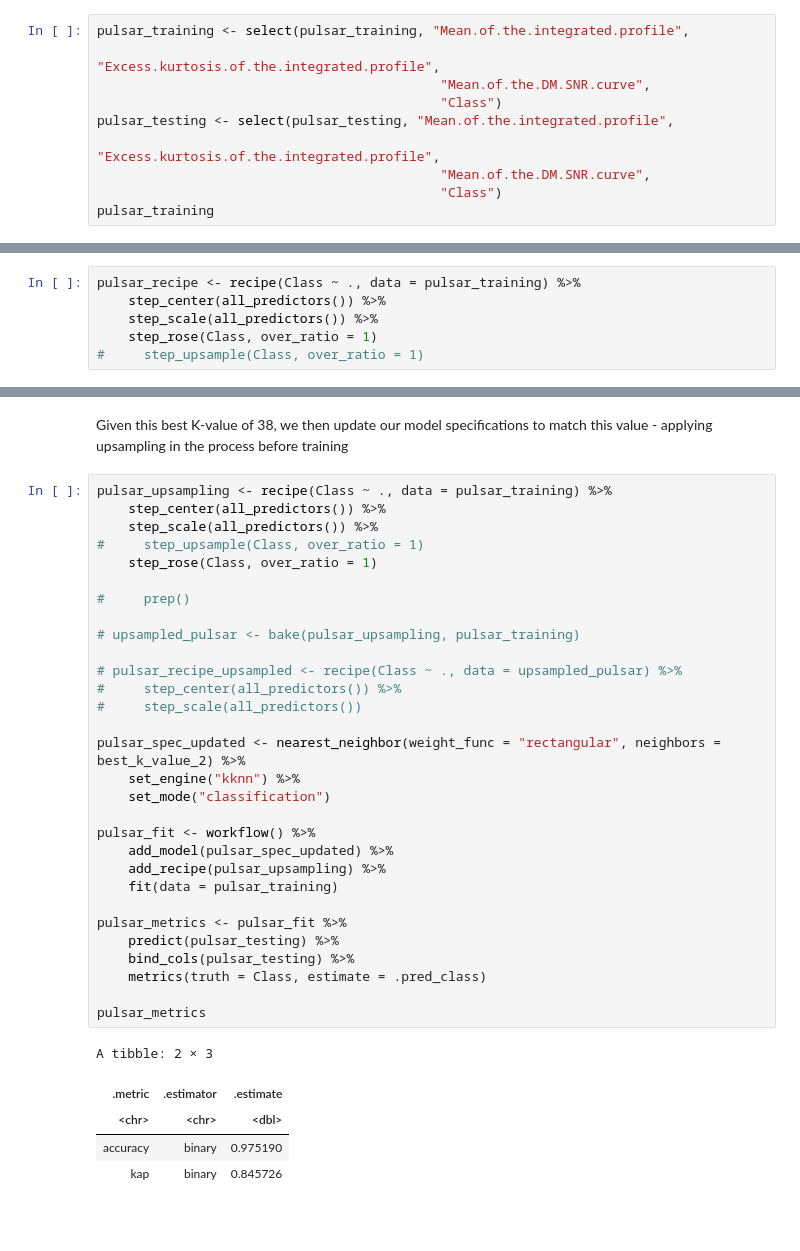
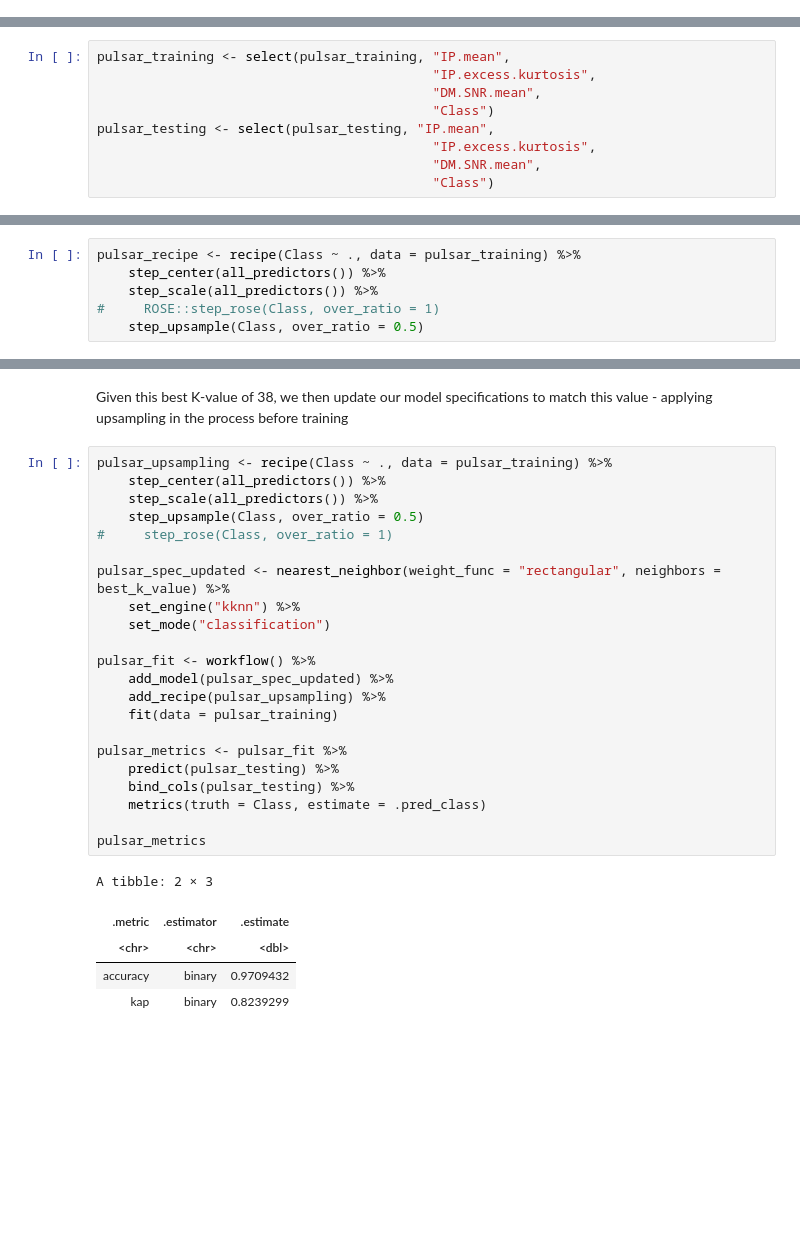
Before and after one commit to Remembria/Group-Analysis-of-Pulsar-Signalling, a Jupyter notebook: Group_Project_Report.ipynb, the cells around one changed output, grey strips where cells are left out. Drawn from its saved outputs; the diff is of its cells as text; blank space fills up the shorter version.

Commit message:
changed step_rose to upsample + small rewordings

```diff
--- a/Group_Project_Report.ipynb
+++ b/Group_Project_Report.ipynb
@@ -234,13 +232,3 @@ According to the descending accuracies column in the table above, accuracy incre
 </ol>
 
 Our training and testing data is constricted below to reflect these findings:
-# %%
-pulsar_training <- select(pulsar_training, "Mean.of.the.integrated.profile",
-                                            "Excess.kurtosis.of.the.integrated.profile",
-                                            "Mean.of.the.DM.SNR.curve",
-                                            "Class")
-pulsar_testing <- select(pulsar_testing, "Mean.of.the.integrated.profile",
-                                            "Excess.kurtosis.of.the.integrated.profile",
-                                            "Mean.of.the.DM.SNR.curve",
-                                            "Class")
-pulsar_training
@@ -257,0 +235,9 @@ A tibble: 13424 × 4
+# %%
+pulsar_training <- select(pulsar_training, "IP.mean",
+                                           "IP.excess.kurtosis",
+                                           "DM.SNR.mean",
+                                           "Class")
+pulsar_testing <- select(pulsar_testing, "IP.mean",
+                                           "IP.excess.kurtosis",
+                                           "DM.SNR.mean",
+                                           "Class")
@@ -343,8 +306,8 @@ The following objects are masked from ‘package:recipes’:
 pulsar_recipe <- recipe(Class ~ ., data = pulsar_training) %>%
     step_center(all_predictors()) %>%
     step_scale(all_predictors()) %>%
-    step_rose(Class, over_ratio = 1)
-#     step_upsample(Class, over_ratio = 1)
+#     ROSE::step_rose(Class, over_ratio = 1)
+    step_upsample(Class, over_ratio = 0.5)
 # %% [markdown]
 **Model Specification**
 # %%
@@ -392,38 +353,30 @@ Given this best K-value of 38, we then update our model specifications to match
 # %%
 pulsar_upsampling <- recipe(Class ~ ., data = pulsar_training) %>%
     step_center(all_predictors()) %>%
     step_scale(all_predictors()) %>%
-#     step_upsample(Class, over_ratio = 1)
-    step_rose(Class, over_ratio = 1)
+    step_upsample(Class, over_ratio = 0.5)
+#     step_rose(Class, over_ratio = 1)
 
-#     prep()
-
-# upsampled_pulsar <- bake(pulsar_upsampling, pulsar_training)
-
-# pulsar_recipe_upsampled <- recipe(Class ~ ., data = upsampled_pulsar) %>%
-#     step_center(all_predictors()) %>%
-#     step_scale(all_predictors())
-
-pulsar_spec_updated <- nearest_neighbor(weight_func = "rectangular", neighbors = best_k_value_2) %>%
+pulsar_spec_updated <- nearest_neighbor(weight_func = "rectangular", neighbors = best_k_value) %>%
     set_engine("kknn") %>%
     set_mode("classification")
 
 pulsar_fit <- workflow() %>%
     add_model(pulsar_spec_updated) %>%
     add_recipe(pulsar_upsampling) %>%
     fit(data = pulsar_training)
 
 pulsar_metrics <- pulsar_fit %>%
     predict(pulsar_testing) %>%
     bind_cols(pulsar_testing) %>%
     metrics(truth = Class, estimate = .pred_class)
 
 pulsar_metrics
 # %% [output]
 A tibble: 2 × 3
 | .metric | .estimator | .estimate |
 | <chr> | <chr> | <dbl> |
-| accuracy | binary | 0.975190 |
-| kap | binary | 0.845726 |
+| accuracy | binary | 0.9709432 |
+| kap | binary | 0.8239299 |
 # %% [markdown]
 ###
```
Also changed, not shown: parts of 31 cells of this notebook.
